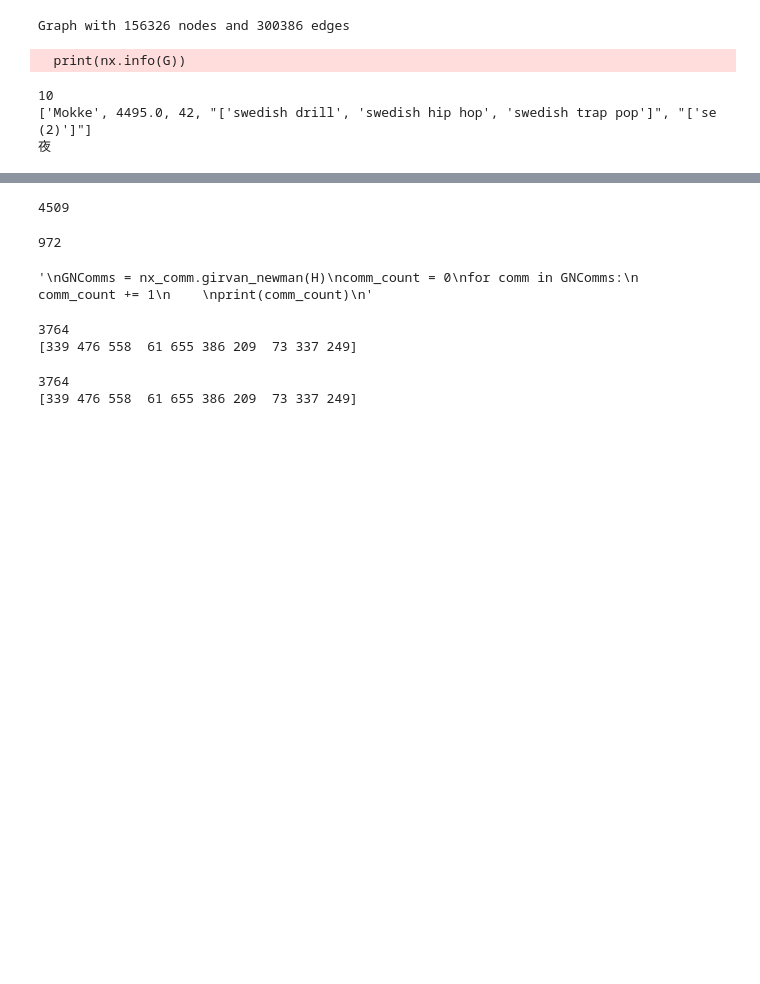
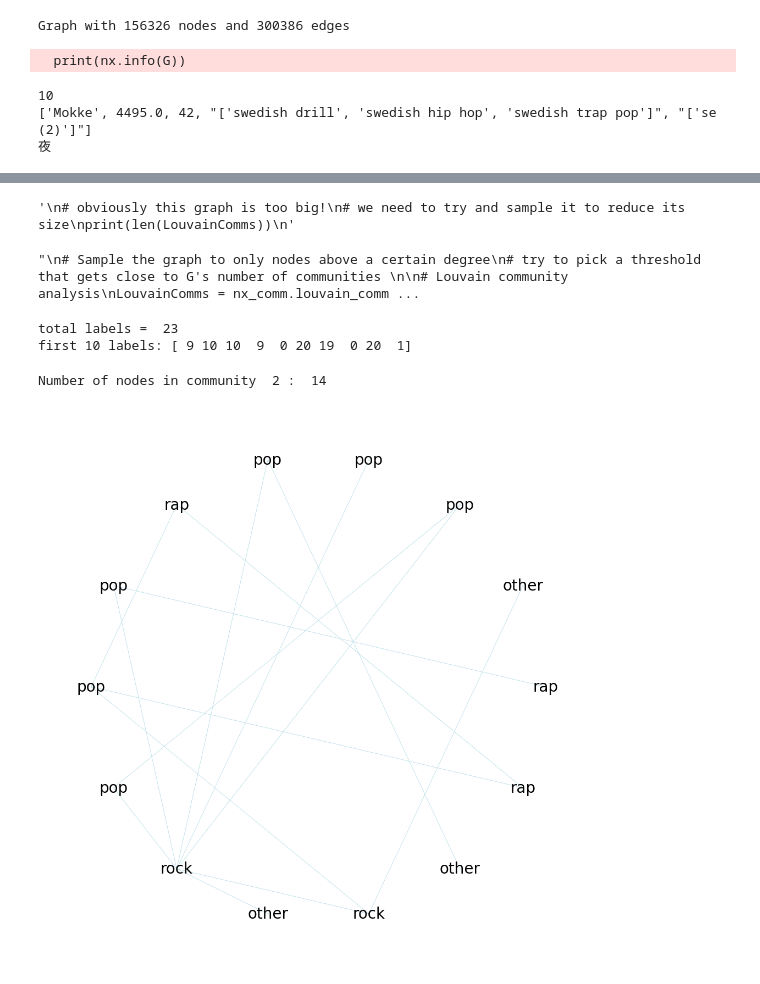
Before and after one commit to GiovanniFaldani/AlgorithmsInDataScience-Homework, a Jupyter notebook: final_project/Final HW.ipynb, the cells around one changed output, grey strips where cells are left out. Drawn from its saved outputs; the diff is of its cells as text; code cells hidden in the pictures; blank space fills up the shorter version.

Commit message:
Update to community analysis

```diff
--- a/final_project/Final HW.ipynb
+++ b/final_project/Final HW.ipynb
@@ -274,33 +357,27 @@ LouvainComms = nx_comm.louvain_communities(G)
 # %%
+'''
 # obviously this graph is too big!
 # we need to try and sample it to reduce its size
 print(len(LouvainComms))
+'''
 # %% [output]
-4509
+'\n# obviously this graph is too big!\n# we need to try and sample it to reduce its size\nprint(len(LouvainComms))\n'
 # %%
+'''
 # Sample the graph to only nodes above a certain degree
-H = sample_graph(G, thresh=10)
+# try to pick a threshold that gets close to G's number of communities
+
 # Louvain community analysis
 LouvainComms = nx_comm.louvain_communities(W)
 print(len(LouvainComms))
+print(LouvainComms[0])
+'''
 # %% [output]
-972
+"\n# Sample the graph to only nodes above a certain degree\n# try to pick a threshold that gets close to G's number of communities \n\n# Louvain community analysis\nLouvainComms = nx_comm.louvain_comm ...
-# %%
-# Girvan-Newman community analysis
-# THIS IS FUCKING SLOW MAYBE DON'T DO IT
-"""
-GNComms = nx_comm.girvan_newman(H)
-comm_count = 0
-for comm in GNComms:
-    comm_count += 1
-
-print(comm_count)
-"""
-# %% [output]
-'\nGNComms = nx_comm.girvan_newman(H)\ncomm_count = 0\nfor comm in GNComms:\n    comm_count += 1\n    \nprint(comm_count)\n'
 # %%
 # Spectral clustering functions
 # computing the adjacency matrix
+# print the amount of genres in the graph and try to see if community analyisis can coincide
 def compute_adjmat(H):
     index_ids = dict()
     ids_index = dict()
@@ -341,24 +418,50 @@ L = compute_L(W)
 print(L.shape)
 '''
 
-def spectral_cluster(H, accuracy= 1e-10):
+def spectral_cluster(H, accuracy= 1e-10, k = 0):
     # find k wth given accuracy
     AdjMat = compute_adjmat(H)
-    L = compute_L(H)
-    w,v = np.linalg.eig(L)
-    zeros = [x for x in w if abs(x) < 0 + accuracy]
-    k = len(zeros)
+    if k == 0:
+        L = compute_L(H)
+        w,v = np.linalg.eig(L)
+        zeros = [x for x in w if abs(x) < 0 + accuracy]
+        k = len(zeros)
     communities = SpectralClustering(n_clusters=k, assign_labels='discretize', random_state=0, affinity='precomputed').fit(AdjMat)
     return communities.labels_
 
-clustering = spectral_cluster(W)
+clustering = spectral_cluster(W, k = len(macroGenres))
-# %% [output]
-3764
-[339 476 558  61 655 386 209  73 337 249]
 # %%
 # Is this closer to the groud truth of G?
-print(len(clustering))
-print(clustering[0:10])
+print('total labels = ', len(macroGenres))
+print('first 10 labels:', clustering[0:10])
+
+# we will take G2 as our ground truth, but now it's time to propagate our results from the sampled graph onto G!
 # %% [output]
-3764
-[339 476 558  61 655 386 209  73 337 249]
+total labels =  23
+first 10 labels: [ 9 10 10  9  0 20 19  0 20  1]
+# %%
+def print_community(H, assignments, communityIndex):
+    Comm = nx.Graph()
+    ids = list(H.nodes)
+    subgraphNodes = []
+    for i in range(len(ids)):
+        if assignments[i] == communityIndex:
+            subgraphNodes.append(ids[i])
+
+    Comm = H.subgraph(subgraphNodes)
+    labels = nx.get_node_attributes(Comm, 'genres')
+
+    g_draw = Comm
+
+    fig = plt.figure(figsize=(10,10))
+    pos = nx.circular_layout(g_draw)
+    nx.draw(g_draw, pos, node_color='lightblue', edge_color='lightblue', node_size=0.1, labels = labels,
+            with_labels = True, width=0.5, font_size = 20)
+
+i = 2
+print('Number of nodes in community ', i, ': ', clustering.tolist().count(i))
+print_community(W, clustering, i)
+plt.savefig('./Figures/ExampleCommunity.png',dpi=300)
+# %% [output]
+Number of nodes in community  2 :  14
+[figure, added]
```
Also changed, not shown: parts of 12 cells of this notebook.
